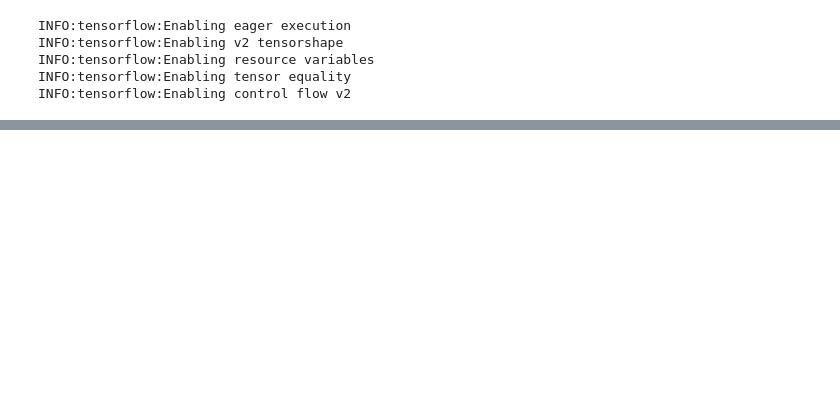
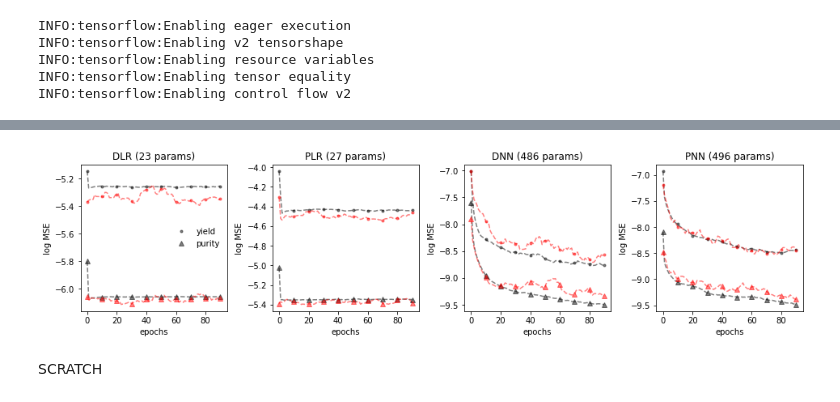
Before and after one commit to Just-DIRECT-Capstone/Protein-Purification-Model-Public, a Jupyter notebook: surrogate_models/notebooks/dab_pbnn.ipynb, the cells around one changed output, grey strips where cells are left out. Saved outputs shown, nothing was run; the diff lists cells and outputs as text; code cells hidden in the pictures; blank space fills up the shorter version.

```diff
--- a/surrogate_models/notebooks/dab_pbnn.ipynb
+++ b/surrogate_models/notebooks/dab_pbnn.ipynb
@@ -176,0 +153,7 @@ plt.text(1.20, .20, 'Epochs: '+str(epochs), fontsize=12);
+# %%
+# check training process (note: these are metrics not losses)
+vis.training_curves(models, y, settings, histories, smoothing = int(settings['epochs']*0.1))
+# %% [output]
+[figure, added]
+# %% [markdown]
+SCRATCH
```
Also changed, not shown: parts of 13 cells of this notebook, 3 other files.
